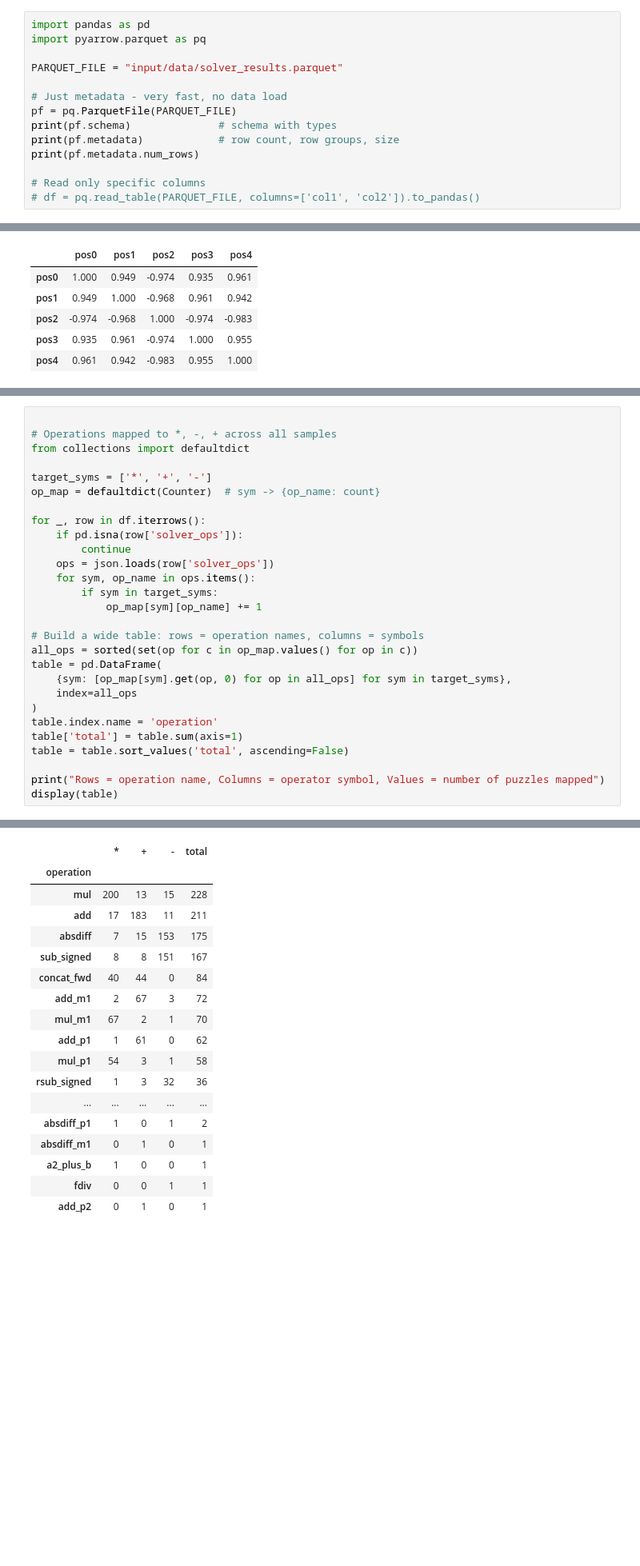
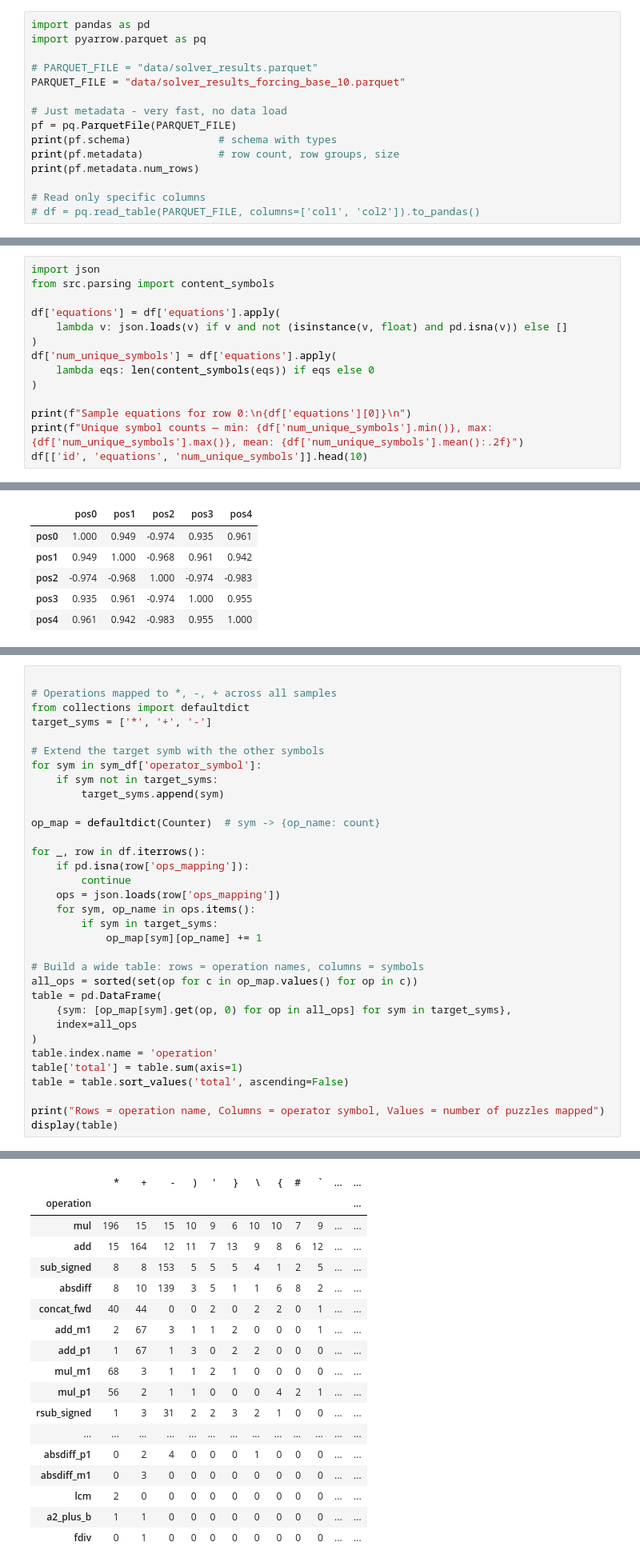
Before and after one commit to ZosoV/experience_extractor, a Jupyter notebook: oscar_analysis/result_analysis.ipynb, the cells around one changed output, grey strips where cells are left out. Shown at 80% size. Saved outputs shown, nothing was run; the diff lists cells and outputs as text; blank space fills up the shorter version.

```diff
--- a/oscar_analysis/result_analysis.ipynb
+++ b/oscar_analysis/result_analysis.ipynb
@@ -4,7 +6,8 @@
 import pandas as pd
 import pyarrow.parquet as pq
 
-PARQUET_FILE = "input/data/solver_results.parquet"
+# PARQUET_FILE = "data/solver_results.parquet"
+PARQUET_FILE = "data/solver_results_forcing_base_10.parquet"
 
 # Just metadata - very fast, no data load
 pf = pq.ParquetFile(PARQUET_FILE)
@@ -196,0 +284,14 @@ Unique operator symbols: 26
+# %%
+import json
+from src.parsing import content_symbols
+
+df['equations'] = df['equations'].apply(
+    lambda v: json.loads(v) if v and not (isinstance(v, float) and pd.isna(v)) else []
+)
+df['num_unique_symbols'] = df['equations'].apply(
+    lambda eqs: len(content_symbols(eqs)) if eqs else 0
+)
+
+print(f"Sample equations for row 0:\n{df['equations'][0]}\n")
+print(f"Unique symbol counts — min: {df['num_unique_symbols'].min()}, max: {df['num_unique_symbols'].max()}, mean: {df['num_unique_symbols'].mean():.2f}")
+df[['id', 'equations', 'num_unique_symbols']].head(10)
@@ -254,48 +430,53 @@ Pearson correlation between position frequency vectors:
 # %%
 
 # Operations mapped to *, -, + across all samples
 from collections import defaultdict
+target_syms = ['*', '+', '-']
 
-target_syms = ['*', '+', '-']
+# Extend the target symb with the other symbols
+for sym in sym_df['operator_symbol']:
+    if sym not in target_syms:
+        target_syms.append(sym)
+
 op_map = defaultdict(Counter)  # sym -> {op_name: count}
 
 for _, row in df.iterrows():
-    if pd.isna(row['solver_ops']):
+    if pd.isna(row['ops_mapping']):
         continue
-    ops = json.loads(row['solver_ops'])
+    ops = json.loads(row['ops_mapping'])
     for sym, op_name in ops.items():
         if sym in target_syms:
             op_map[sym][op_name] += 1
 
 # Build a wide table: rows = operation names, columns = symbols
 all_ops = sorted(set(op for c in op_map.values() for op in c))
 table = pd.DataFrame(
     {sym: [op_map[sym].get(op, 0) for op in all_ops] for sym in target_syms},
     index=all_ops
 )
 table.index.name = 'operation'
 table['total'] = table.sum(axis=1)
 table = table.sort_values('total', ascending=False)
 
 print("Rows = operation name, Columns = operator symbol, Values = number of puzzles mapped")
 display(table)
 # %% [output]
 Rows = operation name, Columns = operator symbol, Values = number of puzzles mapped
-|  | * | + | - | total |
-| operation |  |  |  |  |
-| mul | 200 | 13 | 15 | 228 |
-| add | 17 | 183 | 11 | 211 |
-| absdiff | 7 | 15 | 153 | 175 |
-| sub_signed | 8 | 8 | 151 | 167 |
-| concat_fwd | 40 | 44 | 0 | 84 |
-| add_m1 | 2 | 67 | 3 | 72 |
-| mul_m1 | 67 | 2 | 1 | 70 |
-| add_p1 | 1 | 61 | 0 | 62 |
-| mul_p1 | 54 | 3 | 1 | 58 |
-| rsub_signed | 1 | 3 | 32 | 36 |
-| ... | ... | ... | ... | ... |
-| absdiff_p1 | 1 | 0 | 1 | 2 |
-| absdiff_m1 | 0 | 1 | 0 | 1 |
-| a2_plus_b | 1 | 0 | 0 | 1 |
-| fdiv | 0 | 0 | 1 | 1 |
-| add_p2 | 0 | 1 | 0 | 1 |
+|  | * | + | - | ) | ' | } | \ | { | # | ` | ... | ... |
+| operation |  |  |  |  |  |  |  |  |  |  |  | ... |
+| mul | 196 | 15 | 15 | 10 | 9 | 6 | 10 | 10 | 7 | 9 | ... | ... |
+| add | 15 | 164 | 12 | 11 | 7 | 13 | 9 | 8 | 6 | 12 | ... | ... |
+| sub_signed | 8 | 8 | 153 | 5 | 5 | 5 | 4 | 1 | 2 | 5 | ... | ... |
+| absdiff | 8 | 10 | 139 | 3 | 5 | 1 | 1 | 6 | 8 | 2 | ... | ... |
+| concat_fwd | 40 | 44 | 0 | 0 | 2 | 0 | 2 | 2 | 0 | 1 | ... | ... |
+| add_m1 | 2 | 67 | 3 | 1 | 1 | 2 | 0 | 0 | 0 | 1 | ... | ... |
+| add_p1 | 1 | 67 | 1 | 3 | 0 | 2 | 2 | 0 | 0 | 0 | ... | ... |
+| mul_m1 | 68 | 3 | 1 | 1 | 2 | 1 | 0 | 0 | 0 | 0 | ... | ... |
+| mul_p1 | 56 | 2 | 1 | 1 | 0 | 0 | 0 | 4 | 2 | 1 | ... | ... |
+| rsub_signed | 1 | 3 | 31 | 2 | 2 | 3 | 2 | 1 | 0 | 0 | ... | ... |
+| ... | ... | ... | ... | ... | ... | ... | ... | ... | ... | ... | ... | ... |
+| absdiff_p1 | 0 | 2 | 4 | 0 | 0 | 0 | 1 | 0 | 0 | 0 | ... | ... |
+| absdiff_m1 | 0 | 3 | 0 | 0 | 0 | 0 | 0 | 0 | 0 | 0 | ... | ... |
+| lcm | 2 | 0 | 0 | 0 | 0 | 0 | 0 | 0 | 0 | 0 | ... | ... |
+| a2_plus_b | 1 | 1 | 0 | 0 | 0 | 0 | 0 | 0 | 0 | 0 | ... | ... |
+| fdiv | 0 | 1 | 0 | 0 | 0 | 0 | 0 | 0 | 0 | 0 | ... | ... |
```
Also changed, not shown: parts of 43 cells of this notebook, 44 other files.
